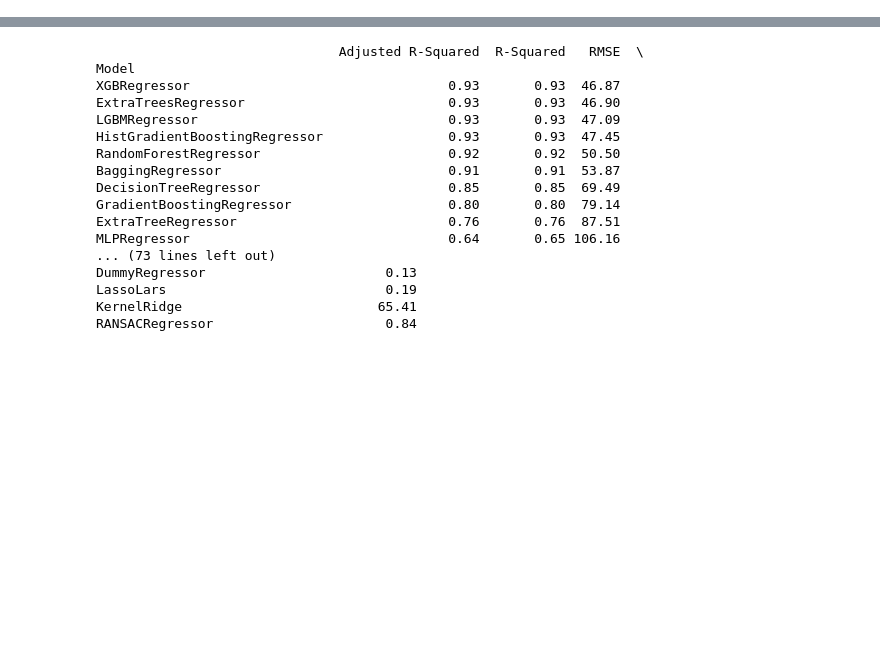
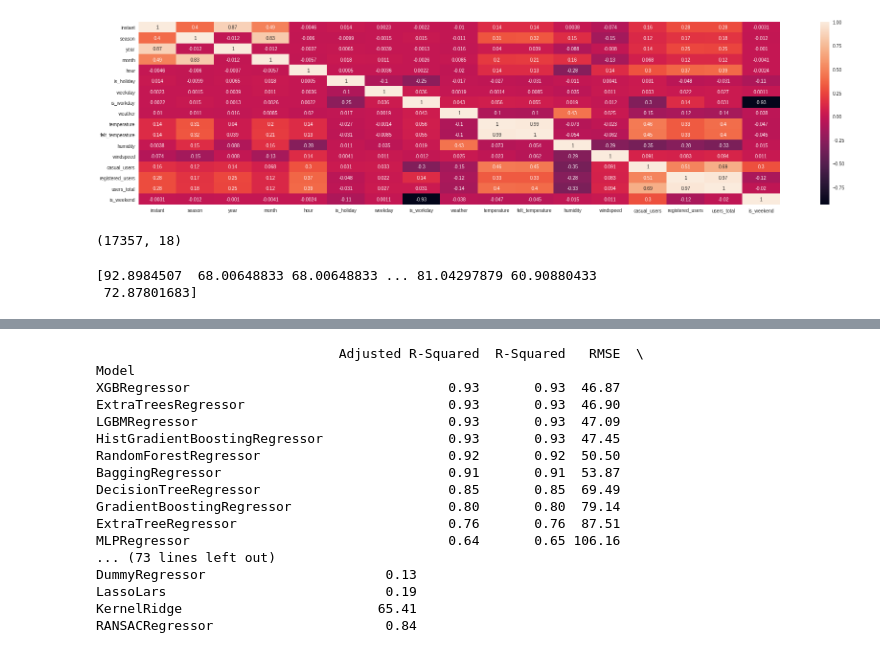
Before and after one commit to karstenWERNER/antelope, a Jupyter notebook: bikeshare/2005-20/2015-20/present.ipynb, the cells around one changed output, grey strips where cells are left out. Drawn from its saved outputs; the diff is of its cells as text; code cells hidden in the pictures; blank space fills up the shorter version.

```diff
--- a/bikeshare/2005-20/2015-20/present.ipynb
+++ b/bikeshare/2005-20/2015-20/present.ipynb
@@ -33,15 +33,5 @@ bikeday = pd.read_csv('day.csv')
 bikehour = pd.read_csv('hour.csv')
 # %%
 hdf = bikehour.rename(columns={'dteday': 'date', 'yr': 'year', 'mnth': 'month', 'hr': 'hour', 'workingday': 'is_workday', 'hum': 'humidity', 'cnt': 'users_total', 'holiday': 'is_holiday', 'atemp': 'felt_temperature', 'temp': 'temperature', 'weathersit': 'weather', 'casual': 'casual_users', 'registered': 'registered_users'})
-# %%
-hdf['season'] = hdf['season'].replace([1, 2, 3, 4], ['winter', 'spring', 'summer', 'fall'])
-hdf['year'] = hdf['year'].replace([0, 1], [2011, 2012])
-hdf['weekday'] = hdf['weekday'].replace([0, 1, 2, 3, 4, 5, 6], ['Sunday', 'Monday', 'Tuesday', 'Wednesday', 'Thursday', 'Friday', 'Saturday'])
-hdf['month'] = hdf['month'].replace([1, 2, 3, 4, 5, 6, 7, 8, 9, 10, 11, 12], ['January', 'February', 'March', 'April', 'May', 'June', 'July', 'August', 'September', 'October', 'November', 'December'])
-#hdf['weather'] = hdf['weather'].replace([1, 2, 3, 4], ['A', 'B', 'C', 'D'])
-hdf['is_holiday'] = hdf['is_holiday'].replace([1, 0], [True, False])
-hdf['is_workday'] = hdf['is_workday'].replace([1, 0], [True, False])
-hdf['is_weekend'] = np.where((hdf['weekday'] == 'Saturday') | (hdf['weekday'] == 'Sunday'), True, False)
-hdf.season = hdf.season.astype('category')
-hdf.month = hdf.month.astype('category')
-hdf.weekday = hdf.weekday.astype('category')
+# %%
+hdf['is_weekend'] = np.where((hdf['weekday'] == 0) | (hdf['weekday'] == 6), 1, 0)
@@ -47,0 +40,53 @@ hdf.weekday = hdf.weekday.astype('category')
+# %%
+hdf = hdf[hdf["humidity"] != 0]
+# %%
+corr_mat = hdf.corr()
+plt.figure(figsize=(30,7))
+sns.heatmap(corr_mat, annot = True)
+#plt.savefig("correlation.png")
+plt.show()
+# %% [output]
+[figure, added]
+# %%
+hdf.shape
+# %% [output]
+(17357, 18)
+# %%
+from sklearn.preprocessing import OneHotEncoder
+from sklearn.metrics import accuracy_score
+from sklearn.ensemble import AdaBoostRegressor
+from sklearn.ensemble import RandomForestClassifier
+from sklearn.ensemble import RandomForestRegressor
+from sklearn import svm
+from sklearn.model_selection import cross_val_score
+from sklearn.model_selection import cross_val_predict
+# Select features using correlation matrix above
+hdf_sel = hdf[['weather','felt_temperature','humidity','users_total']]
+#hdf_sel = hdf[['season','year','month','hour','is_holiday','weekday','is_workday','is_weekend','weather','temperature','felt_temperature','windspeed','users_total']]
+X = hdf_sel.drop(columns = ['users_total'])
+y = hdf_sel['users_total']
+#### split the dataset into train and test sets
+###X_train, X_test, y_train, y_test = train_test_split(X, y, test_size=0.33, random_state=1)
+## one-hot encode input variables
+#onehot_encoder = OneHotEncoder()
+#onehot_encoder.fit(X_train)
+#X_train = pd.get_dummies(X_train)
+#X_test = pd.get_dummies(X_test)
+
+# No categorial data in this set
+#X = pd.get_dummies(X)
+##y = pd.get_dummies(y)
+##y_test = pd.get_dummies(y_test)
+# define the model
+model = RandomForestRegressor(max_features= 'auto', n_estimators= 100, n_jobs= -1)
+###We do not need to call the fit method separately while using cross validation, the cross_val_score method fits the data itself while implementing the cross-validation on data.
+# fit on the training set
+#model.fit(X_train, y_train)
+## predict on test set
+#yhat = model.predict(X_test)
+score = cross_val_predict(model, X, y, cv=10)
+
+print(score)
+# %% [output]
+[92.8984507  68.00648833 68.00648833 ... 81.04297879 60.90880433
+ 72.87801683]
```
Also changed, not shown: parts of 19 cells of this notebook, 7 other files.
